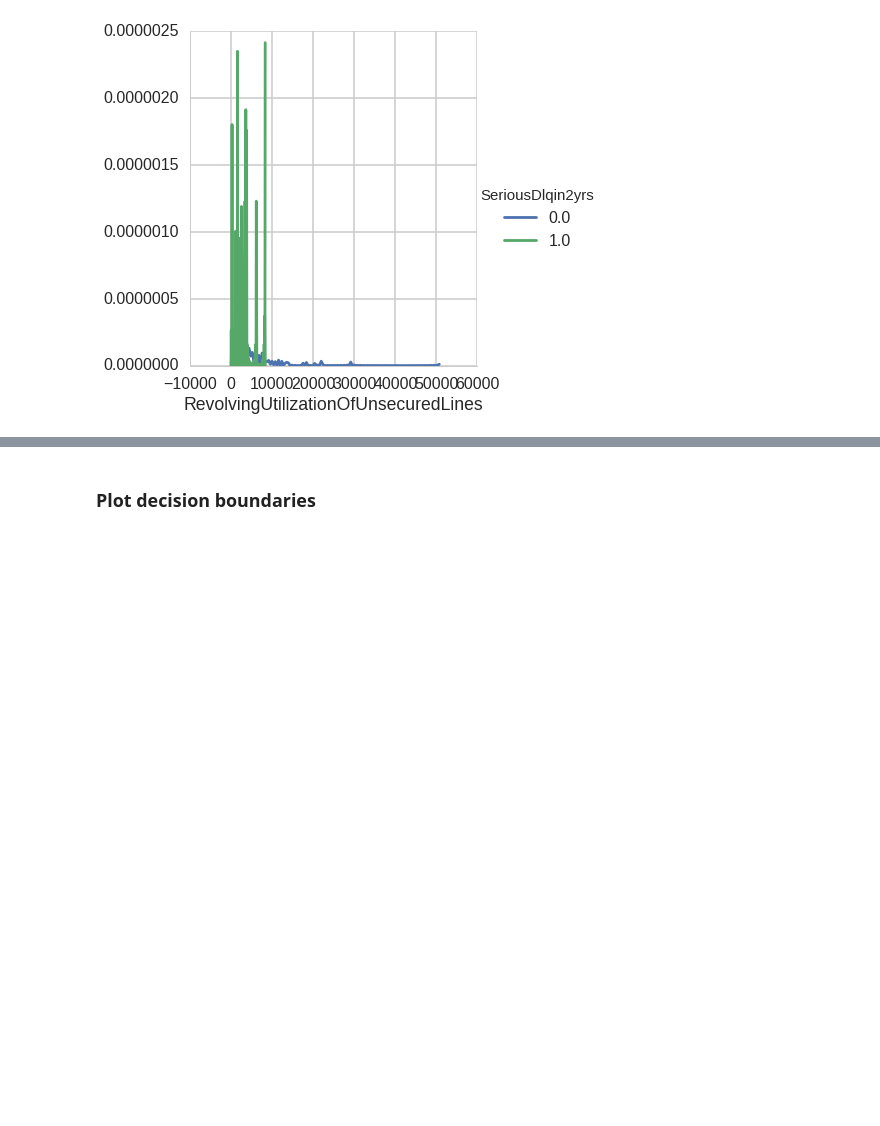
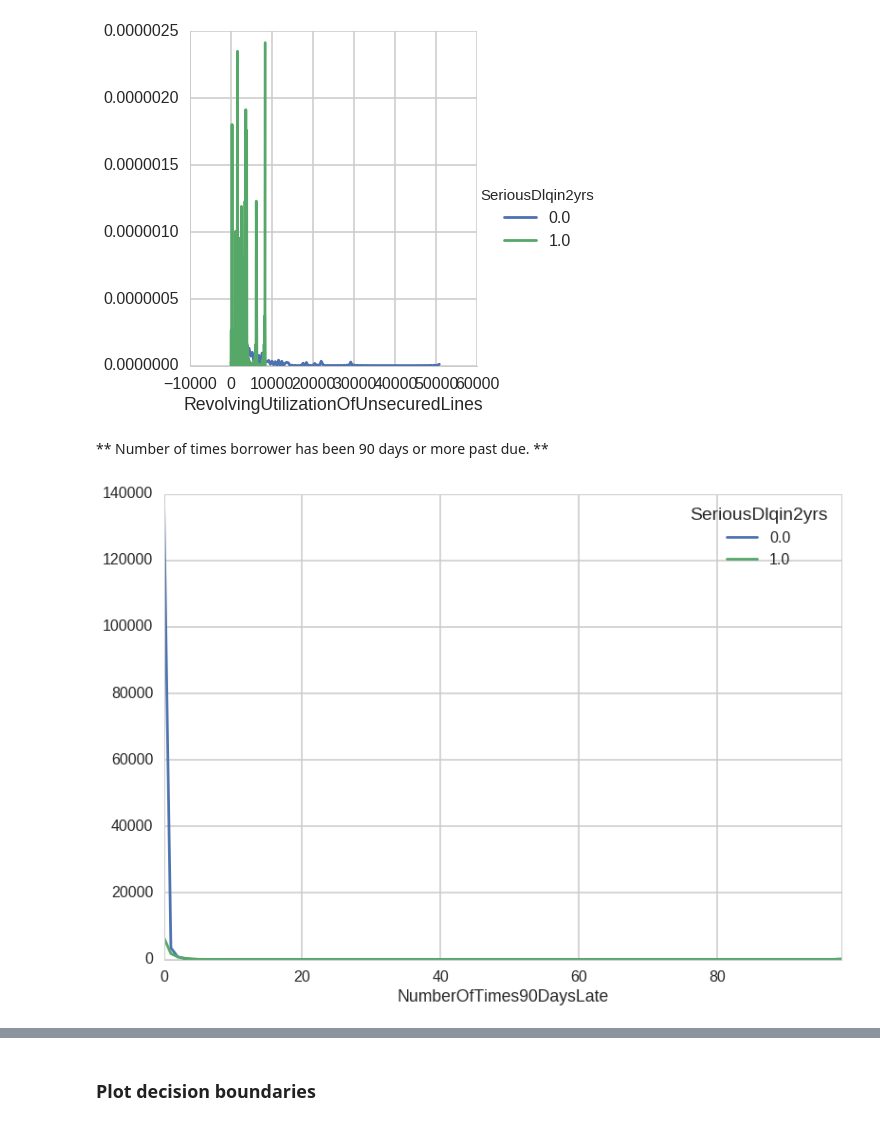
Before and after one commit to numb3r33/Give-Me-Credit, a Jupyter notebook: notebooks/Give-Me-Credit-Exploration.ipynb, the cells around one changed output, grey strips where cells are left out. Cells and saved outputs as stored; diff of their text form; code cells hidden in the pictures; blank space fills up the shorter version.

```diff
--- a/notebooks/Give-Me-Credit-Exploration.ipynb
+++ b/notebooks/Give-Me-Credit-Exploration.ipynb
@@ -113,3 +113,9 @@ data['utilization_levels'] = data.RevolvingUtilizationOfUnsecuredLines.map(lambd
 
 train['utilization_levels'] = data.loc[data.SeriousDlqin2yrs.notnull(), 'utilization_levels']
 test['utilization_levels'] = data.loc[data.SeriousDlqin2yrs.isnull(), 'utilization_levels']
+# %% [markdown]
+** Number of times borrower has been 90 days or more past due. **
+# %%
+data.groupby(['NumberOfTimes90DaysLate', 'SeriousDlqin2yrs']).size().unstack(1).fillna(0).plot();
+# %% [output]
+[figure, added]
```
Also changed, not shown: parts of 18 cells of this notebook.
